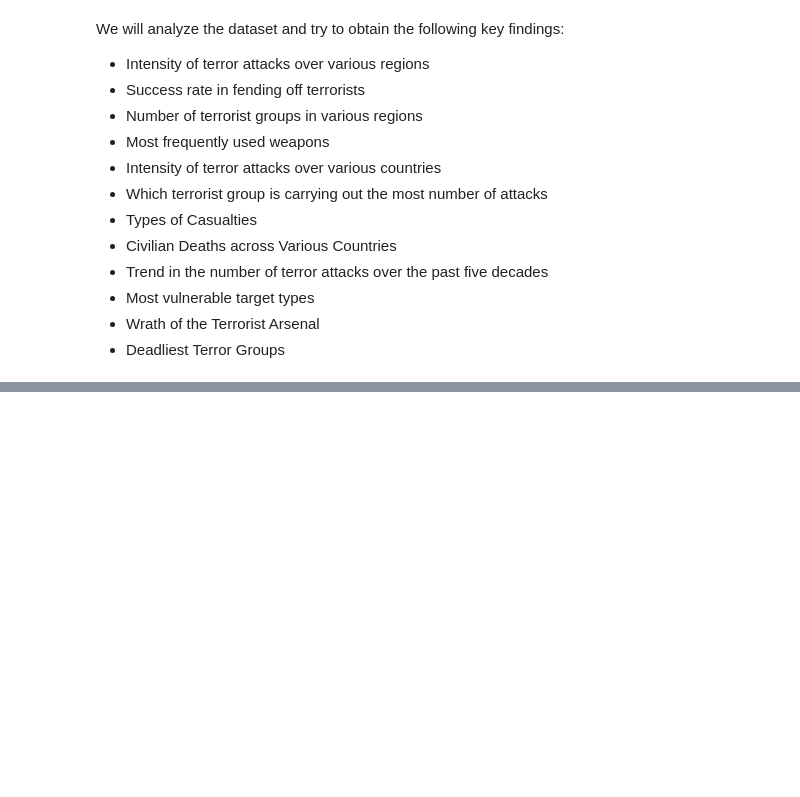
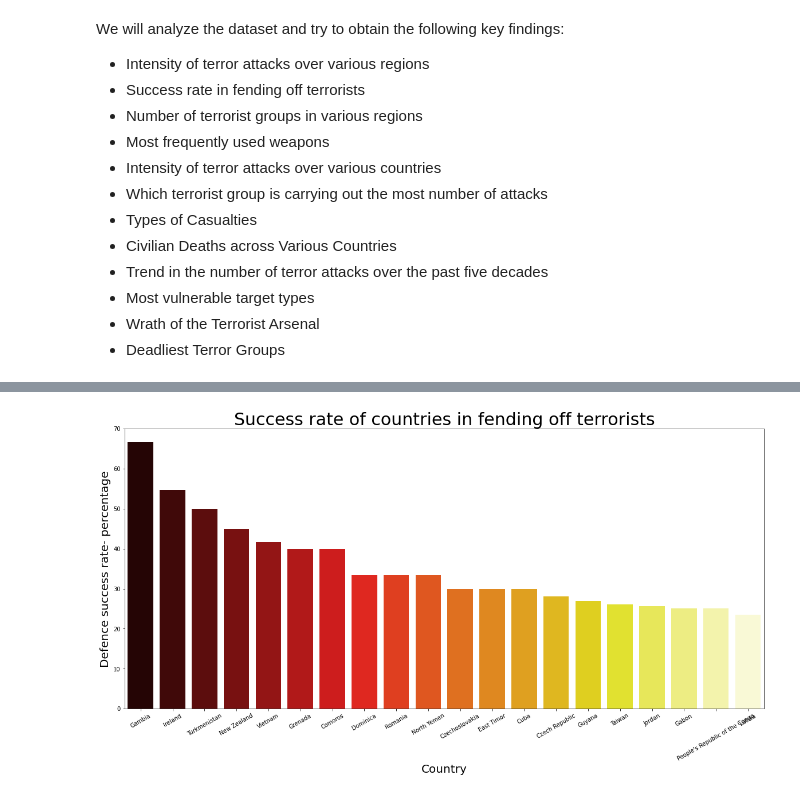
Before and after one commit to manjusreekc/EDA-Global-Terrorism-Analysis, a Jupyter notebook: Global_Terrorism_Analysis_EDA_Capstone_Project.ipynb, the cells around one changed output, grey strips where cells are left out. Cells and saved outputs as stored; diff of their text form; code cells hidden in the pictures; blank space fills up the shorter version.

```diff
--- a/Global_Terrorism_Analysis_EDA_Capstone_Project.ipynb
+++ b/Global_Terrorism_Analysis_EDA_Capstone_Project.ipynb
@@ -160,0 +295,6 @@ We will analyze the dataset and try to obtain the following key findings:
+# %%
+#Calculating success rate of the terrorist attack
+merged_df["terrorist_success_rate"]=merged_df["success"]*100/(merged_df["success"]+merged_df["failure"])
+# %%
+#calculating defence success rate
+merged_df["defence_success_rate"]=100-merged_df["terrorist_success_rate"]
@@ -160,0 +318,4 @@ We will analyze the dataset and try to obtain the following key findings:
+# %%
+merged_df.reset_index(inplace=True)
+# %%
+merged_df.sort_values(by="defence_success_rate",ascending=False,inplace=True)
@@ -160,0 +342,13 @@ We will analyze the dataset and try to obtain the following key findings:
+# %%
+plt.rcParams["figure.figsize"]=(20,9)
+sns.barplot(data = merged_df.head(20)
+            ,x = 'country_name'
+            ,y = 'defence_success_rate',palette ='hot'
+            ).tick_params(axis='x', rotation=30)
+
+plt.title("Success rate of countries in fending off terrorists",fontsize=30)
+plt.xlabel("Country",fontsize=20)
+plt.ylabel("Defence success rate- percentage",fontsize=20)
+plt.show()
+# %% [output]
+[figure, added]
```
Also changed, not shown: parts of 38 cells of this notebook.
